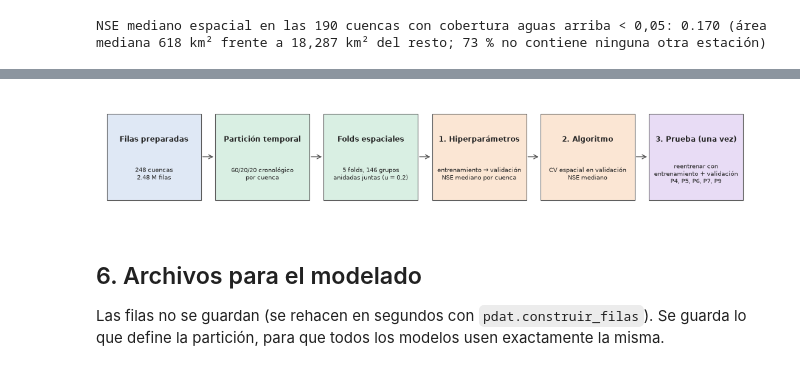
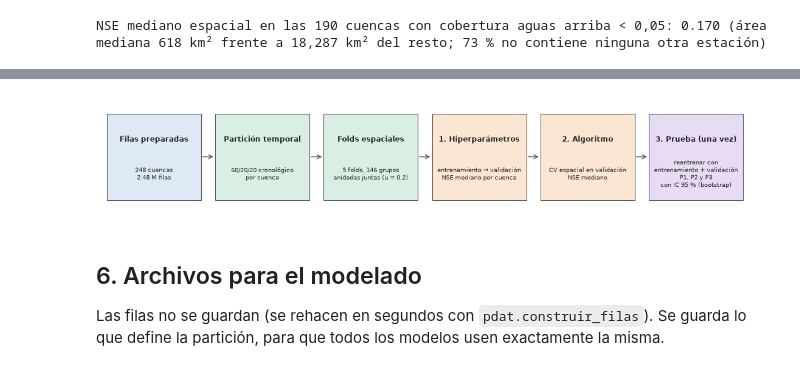
Before and after one commit to Sebastian-Rodrigueza/Proyecto-cienciadatos, a Jupyter notebook: notebooks/validacion_particion.ipynb, the cells around one changed output, grey strips where cells are left out. Drawn from its saved outputs; the diff is of its cells as text; code cells hidden in the pictures.

Commit message:
actualizando punto 9 con base en primera entrega

```diff
--- a/notebooks/validacion_particion.ipynb
+++ b/notebooks/validacion_particion.ipynb
@@ -295,0 +349,22 @@ Grupos: 146  (cuencas solas: 112; el mayor: 12)
+# %%
+fold_s = val.folds_espaciales(g_todo, region, semilla=SEMILLA_FOLDS)
+display(pd.crosstab(fold_s, region, margins=True, margins_name="total")[ORDEN + ["total"]])
+print(f"Cobertura aguas arriba máxima con sistemas completos: {val.cobertura_residual(poli, pares, fold_s).aguas_arriba.max():.3f}")
+gigante = g_todo.index[g_todo == g_todo.value_counts().index[0]]
+sis = []
+for m_, mod in modelos_f.items():
+    for et, f_ in (("u = 0,2", fold), ("sistemas completos", fold_s)):
+        sis.append(val.evaluar_espacial(mod, X, f_, COLS, periodo_eval="validacion").assign(modelo=m_, folds=et))
+sis = pd.concat(sis).reset_index()
+tab_s, pares_s = {}, []
+for m_ in modelos_f:
+    r = sis[sis.modelo == m_].pivot_table(index="gauge_id", columns="folds", values="NSE")
+    en_g = r.index.isin(gigante)
+    for et, s in ((f"todas ({len(r)})", r), (f"sistema de {int(en_g.sum())} cuencas", r[en_g]), (f"resto ({int((~en_g).sum())})", r[~en_g])):
+        tab_s[(m_, et)] = s.median()
+        # con un solo conglomerado el remuestreo por grupos no varía: ahí se remuestrean cuencas sueltas
+        b = val.bootstrap_pareado(s["sistemas completos"], s["u = 0,2"], None if et.startswith("sistema") else g_todo)
+        pares_s.append(b.drop("cumple").rename(f"{m_}, {et}"))
+display(pd.DataFrame(tab_s).T[["u = 0,2", "sistemas completos"]].round(3).rename_axis(["modelo", "cuencas evaluadas"]))
+display(pd.DataFrame(pares_s).round(3).rename_axis("sistemas completos − u = 0,2"))
+sis.to_csv(OUT / "comprobacion_sistemas_completos.csv", index=False)
@@ -464,0 +587,18 @@ Dos cosas para el reporte de P6:
+# %%
+C1, C2 = "P1: temporal (cuencas vistas)", "P2: espacial (cuencas no vistas)"
+ic = pd.concat({C1: val.resumir_ic(met_t, region, grupo), C2: val.resumir_ic(met_e, region, grupo)}, axis=1).loc[ORDEN + ["Nacional"]]
+display(ic.round(3))
+sin_g = val.bootstrap_mediana(met_t.NSE)
+print(f"IC 95 % del NSE temporal nacional: {sin_g.IC95_inf:.3f} a {sin_g.IC95_sup:.3f} remuestreando cuencas sueltas; "
+      f"{ic.loc['Nacional', (C1, 'IC95_inf')]:.3f} a {ic.loc['Nacional', (C1, 'IC95_sup')]:.3f} remuestreando grupos de cuencas anidadas")
+display(val.bootstrap_pareado(met_t.NSE, met_e.NSE, grupo).to_frame("Ridge: NSE temporal − NSE espacial"))
+
+fig, ax = plt.subplots(figsize=(8, 3.6))
+for col, color, dy in [(C1, "#2a78d6", -.12), (C2, "#eb6834", .12)]:
+    t = ic[col].iloc[::-1]
+    ax.errorbar(t.mediana, np.arange(len(t)) + dy, xerr=[t.mediana - t.IC95_inf, t.IC95_sup - t.mediana],
+                fmt="o", color=color, ms=4, capsize=2, label=col)
+ax.set(yticks=range(len(ic)), yticklabels=[f"{r} ({int(n)})" for r, n in zip(ic.index[::-1], ic[(C1, "cuencas")].iloc[::-1])],
+       xlabel="NSE mediano de la línea base Ridge (IC 95 %)", xlim=(-1, 1), title="Validación: mediana e intervalo por región")
+ax.axvline(0, color="#555", lw=.6); ax.legend(frameon=False, loc="upper center", bbox_to_anchor=(.5, -.2), ncol=2, fontsize=8)
+fig.tight_layout(); fig.savefig(OUT / "fig_ic_bootstrap.png", dpi=200); plt.show()
@@ -465,20 +627,20 @@ Dos cosas para el reporte de P6:
 # %%
 pasos = [("Filas preparadas", f"{len(est)} cuencas\n{len(filas)/1e6:.2f} M filas", "#dfe8f5"),
          ("Partición temporal", "60/20/20 cronológico\npor cuenca", "#d9efe3"),
          ("Folds espaciales", f"{val.N_FOLDS} folds, {grupo.nunique()} grupos\nanidadas juntas (u = {str(val.UMBRAL_ANIDADA).replace('.', ',')})", "#d9efe3"),
          ("1. Hiperparámetros", "entrenamiento → validación\nNSE mediano por cuenca", "#fbe6d4"),
          ("2. Algoritmo", "CV espacial en validación\nNSE mediano", "#fbe6d4"),
-         ("3. Prueba (una vez)", "reentrenar con\nentrenamiento + validación\nP4, P5, P6, P7, P9", "#e8dcf5")]
+         ("3. Prueba (una vez)", "reentrenar con\nentrenamiento + validación\nP1, P2 y P3\ncon IC 95 % (bootstrap)", "#e8dcf5")]
 fig, ax = plt.subplots(figsize=(14, 2.4)); ax.axis("off")
 for i, (t, sub, c) in enumerate(pasos):
     x = i * 2.3
     ax.add_patch(plt.Rectangle((x, 0.15), 2.0, 1.0, fc=c, ec="#555", lw=.8))
     ax.text(x + 1.0, .85, t, ha="center", va="center", fontsize=8.5, weight="bold"); ax.text(x + 1.0, .45, sub, ha="center", va="center", fontsize=7.2)
     if i < len(pasos) - 1: ax.annotate("", xy=(x + 2.3, .65), xytext=(x + 2.0, .65), arrowprops=dict(arrowstyle="->", color="#555"))
 ax.set_xlim(-.1, 13.9); ax.set_ylim(0, 1.3)
 fig.savefig(OUT / "fig_protocolo_seleccion.png", dpi=200, bbox_inches="tight"); plt.show()
 # %% [output]
-[figure, old version]
+[figure, new version]
 # %% [markdown]
 ## 6. Archivos para el modelado
 Las filas no se guardan (se rehacen en segundos con `pdat.construir_filas`). Se guarda lo que define la partición, para que todos los modelos usen exactamente la misma.
```
Also changed, not shown: parts of 20 cells of this notebook, 6 other files.
